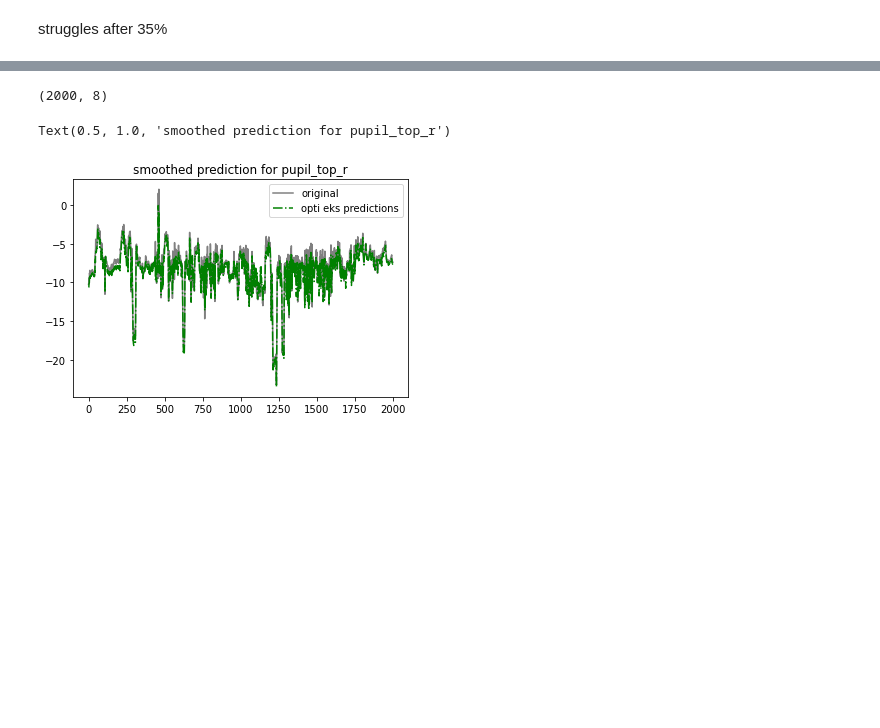
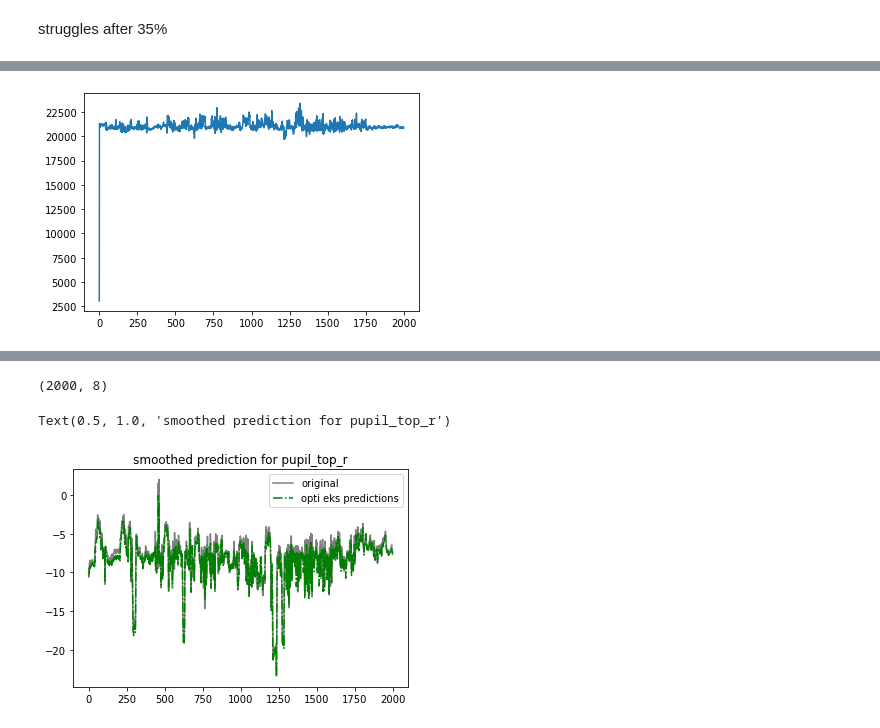
Before and after one commit to erialc-cal/eks, a Jupyter notebook: explore-mirror-fish.ipynb, the cells around one changed output, grey strips where cells are left out. Saved outputs shown, nothing was run; the diff lists cells and outputs as text; code cells hidden in the pictures; blank space fills up the shorter version.

```diff
--- a/explore-mirror-fish.ipynb
+++ b/explore-mirror-fish.ipynb
@@ -608,0 +735,4 @@ Text(0.5, 0.98, 'Kalman eks vs optimisation based latent predictions on pupil da
+# %%
+log_final = get_likelihood(y, q.T, mu0, S0, A, B, D, E)
+# %% [output]
+[figure, added]
```
Also changed, not shown: parts of 26 cells of this notebook, 4 other files.
